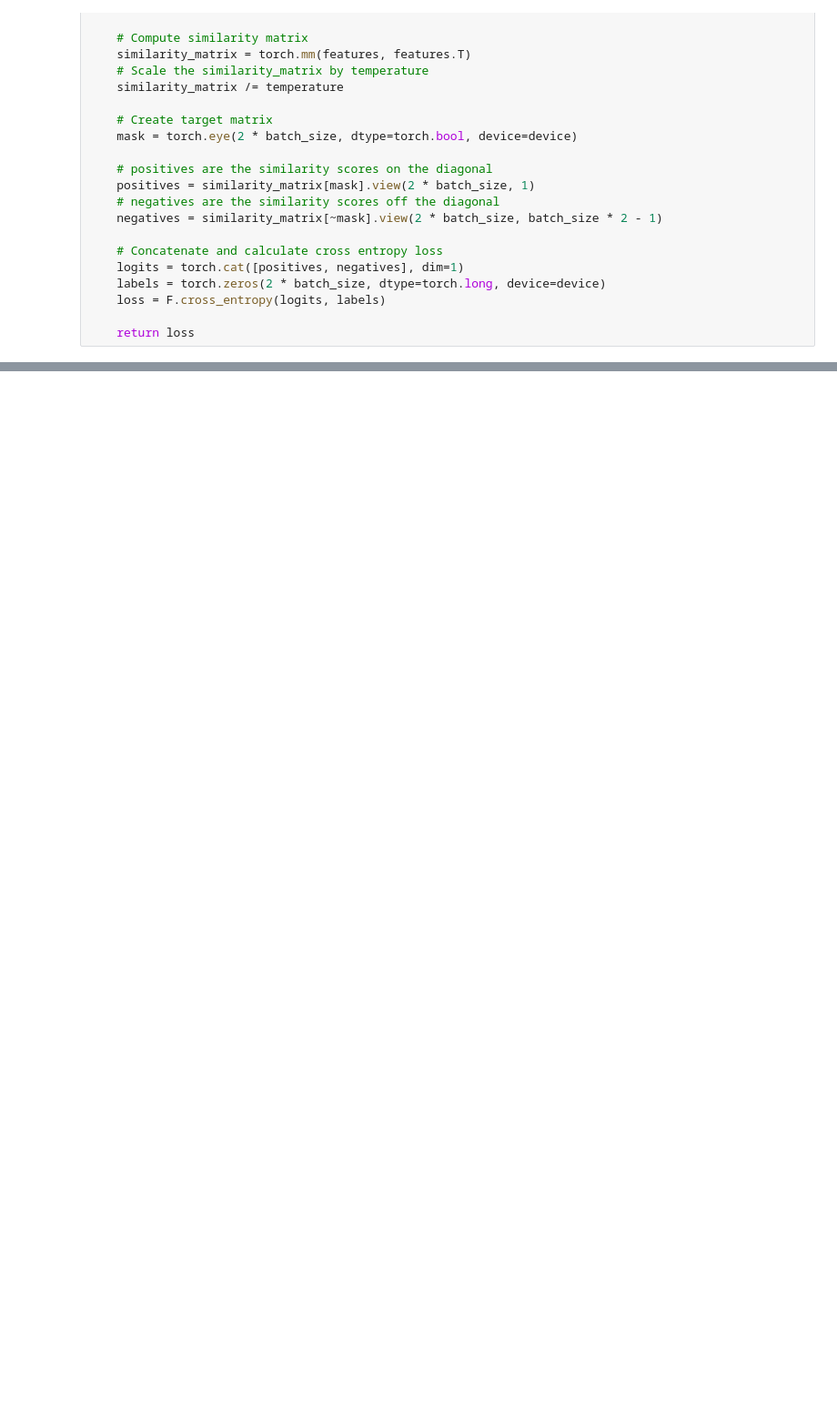
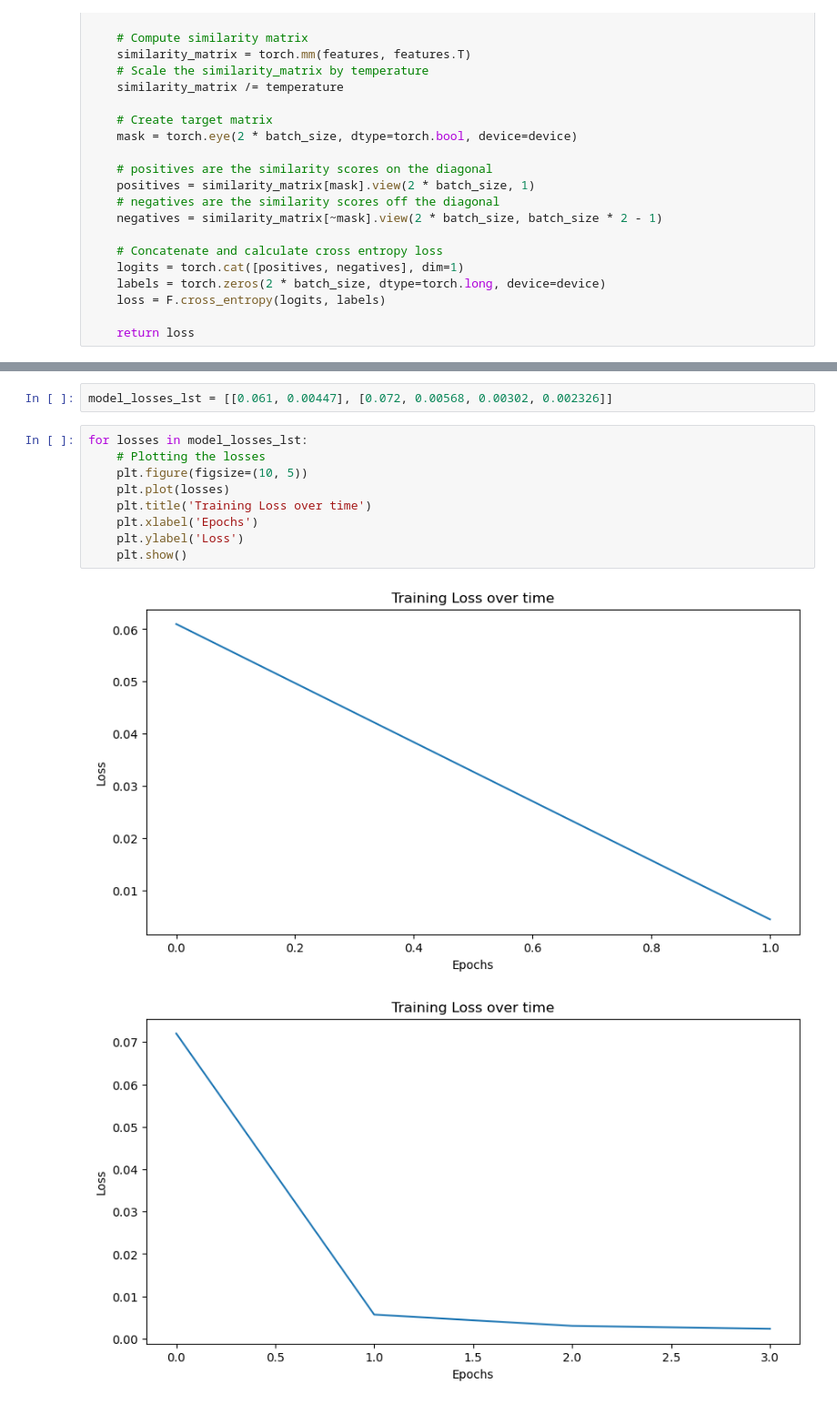
Before and after one commit to DanielFadlon/helthcare-bone-fractures, a Jupyter notebook: bone-fractures.ipynb, the cells around one changed output, grey strips where cells are left out. Shown: that part at 91% size. Drawn from its saved outputs; the diff is of its cells as text; blank space fills up the shorter version.

```diff
--- a/bone-fractures.ipynb
+++ b/bone-fractures.ipynb
@@ -369,0 +409,14 @@ model.train_loop(1)
+# %%
+model_losses_lst = [[0.061, 0.00447], [0.072, 0.00568, 0.00302, 0.002326]]
+# %%
+for losses in model_losses_lst:
+    # Plotting the losses
+    plt.figure(figsize=(10, 5))
+    plt.plot(losses)
+    plt.title('Training Loss over time')
+    plt.xlabel('Epochs')
+    plt.ylabel('Loss')
+    plt.show()
+# %% [output]
+[figure, added]
+[figure, added]
```
Also changed, not shown: parts of 13 cells of this notebook.
